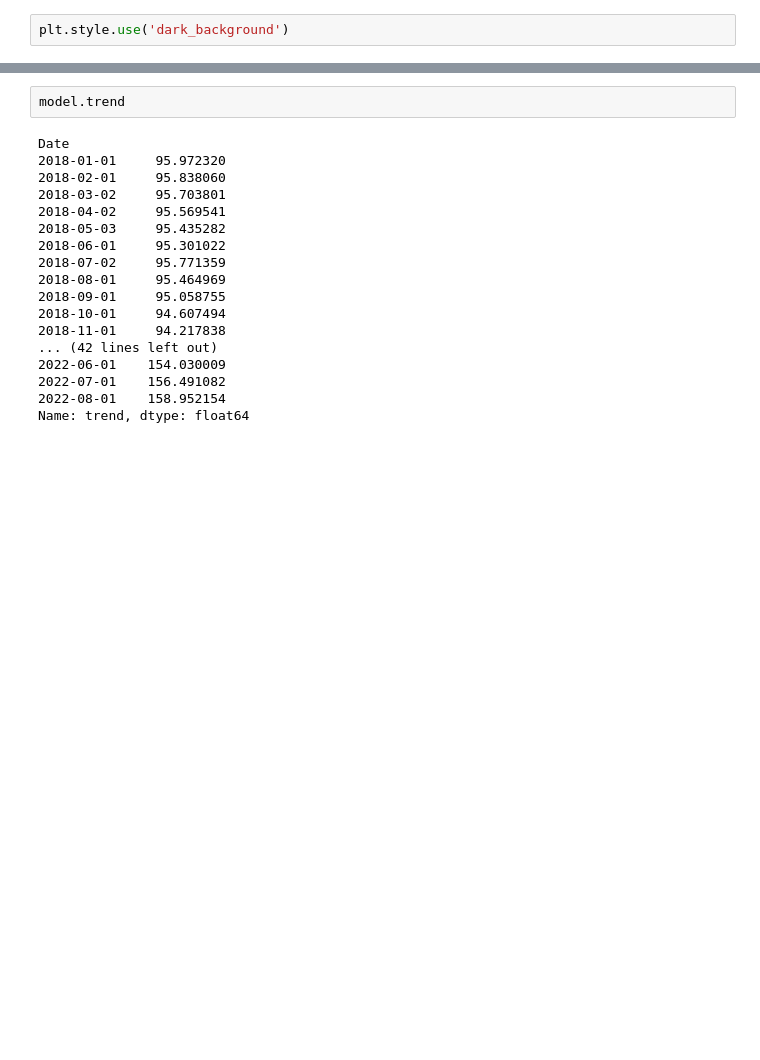
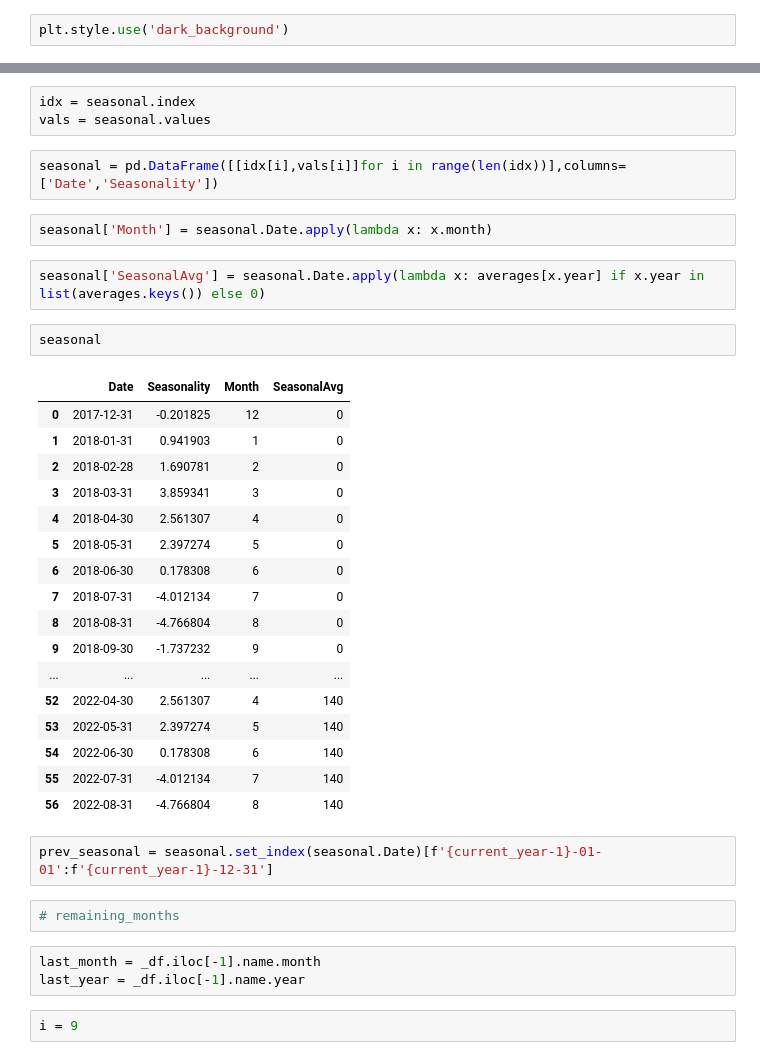
Before and after one commit to ali-meesam/Canpotex, a Jupyter notebook: Seasonality.ipynb, the cells around one changed output, grey strips where cells are left out. Drawn from its saved outputs; the diff is of its cells as text; blank space fills up the shorter version.

Commit message:
Data interpolation code basic completed

```diff
--- a/Seasonality.ipynb
+++ b/Seasonality.ipynb
@@ -20,20 +147,38 @@ model.plot();
-# %%
-model.trend
-# %% [output]
-Date
-2018-01-01     95.972320
-2018-02-01     95.838060
-2018-03-02     95.703801
-2018-04-02     95.569541
-2018-05-03     95.435282
-2018-06-01     95.301022
-2018-07-02     95.771359
-2018-08-01     95.464969
-2018-09-01     95.058755
-2018-10-01     94.607494
-2018-11-01     94.217838
-... (42 lines left out)
-2022-06-01    154.030009
-2022-07-01    156.491082
-2022-08-01    158.952154
-Name: trend, dtype: float64
+# %%
+idx = seasonal.index
+vals = seasonal.values
+# %%
+seasonal = pd.DataFrame([[idx[i],vals[i]]for i in range(len(idx))],columns=['Date','Seasonality'])
+# %%
+seasonal['Month'] = seasonal.Date.apply(lambda x: x.month)
+# %%
+seasonal['SeasonalAvg'] = seasonal.Date.apply(lambda x: averages[x.year] if x.year in list(averages.keys()) else 0)
+# %%
+seasonal
+# %% [output]
+|  | Date | Seasonality | Month | SeasonalAvg |
+| 0 | 2017-12-31 | -0.201825 | 12 | 0 |
+| 1 | 2018-01-31 | 0.941903 | 1 | 0 |
+| 2 | 2018-02-28 | 1.690781 | 2 | 0 |
+| 3 | 2018-03-31 | 3.859341 | 3 | 0 |
+| 4 | 2018-04-30 | 2.561307 | 4 | 0 |
+| 5 | 2018-05-31 | 2.397274 | 5 | 0 |
+| 6 | 2018-06-30 | 0.178308 | 6 | 0 |
+| 7 | 2018-07-31 | -4.012134 | 7 | 0 |
+| 8 | 2018-08-31 | -4.766804 | 8 | 0 |
+| 9 | 2018-09-30 | -1.737232 | 9 | 0 |
+| ... | ... | ... | ... | ... |
+| 52 | 2022-04-30 | 2.561307 | 4 | 140 |
+| 53 | 2022-05-31 | 2.397274 | 5 | 140 |
+| 54 | 2022-06-30 | 0.178308 | 6 | 140 |
+| 55 | 2022-07-31 | -4.012134 | 7 | 140 |
+| 56 | 2022-08-31 | -4.766804 | 8 | 140 |
+# %%
+prev_seasonal = seasonal.set_index(seasonal.Date)[f'{current_year-1}-01-01':f'{current_year-1}-12-31']
+# %%
+# remaining_months
+# %%
+last_month = _df.iloc[-1].name.month
+last_year = _df.iloc[-1].name.year
+# %%
+i = 9
```
Also changed, not shown: parts of 52 cells of this notebook.
